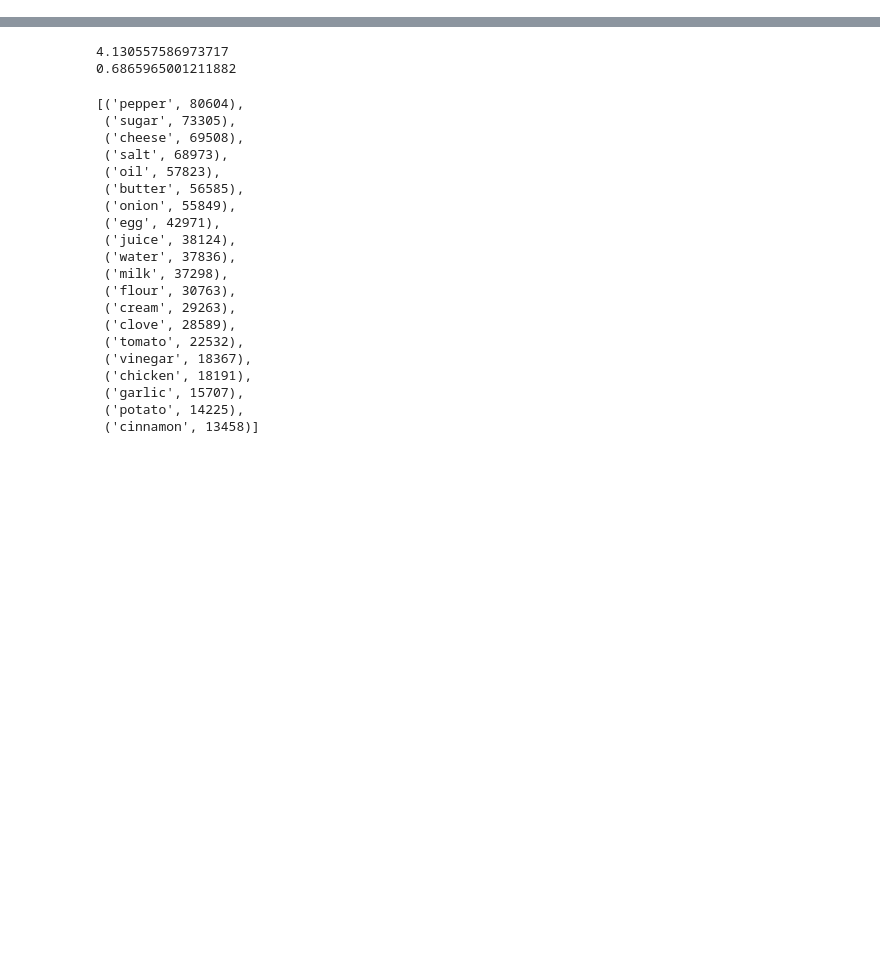
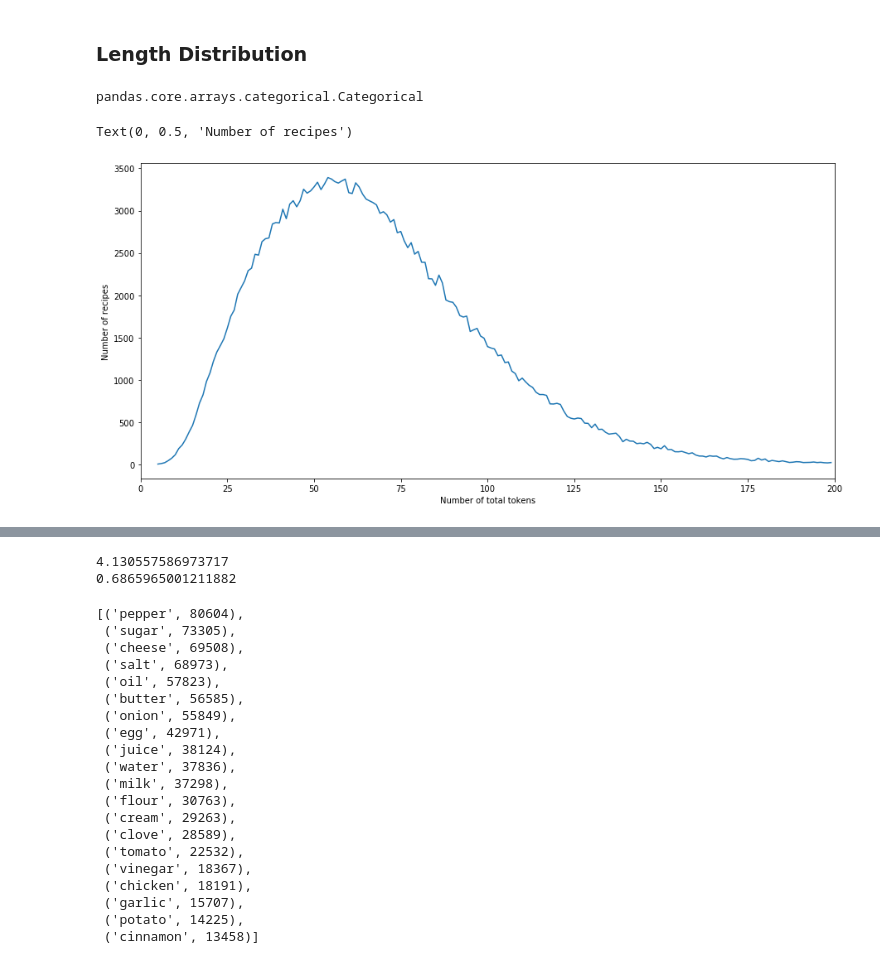
Before and after one commit to catherning/food_recipe_gen, a Jupyter notebook: recipe_1m_analysis/analysis.ipynb, the cells around one changed output, grey strips where cells are left out. Drawn from its saved outputs; the diff is of its cells as text; code cells hidden in the pictures; blank space fills up the shorter version.

```diff
--- a/recipe_1m_analysis/analysis.ipynb
+++ b/recipe_1m_analysis/analysis.ipynb
@@ -102,0 +105,8 @@ print(words_instr/len(recipes),total_words/len(recipes))
+# %% [markdown]
+### Length Distribution
+# %%
+recipes_pd["tot_tokens"]=[sum([len(step) for step in recp]) for recp in recipes_pd["tokenized"]]
+recipes_pd["step_tokens"]=[int(round(sum([len(step) for step in recp])/len(recp))) for recp in recipes_pd["tokenized"]]
+# %%
+# plot data
+toks_cuis = recipes_pd[["tot_tokens","index"]].groupby(["tot_tokens"]).count().unstack()
@@ -102,0 +115,13 @@ print(words_instr/len(recipes),total_words/len(recipes))
+# %%
+type(pd.cut(steps_toks_cuis.index.levels[1],10))
+# %% [output]
+pandas.core.arrays.categorical.Categorical
+# %%
+%matplotlib inline
+fig, ax = plt.subplots(figsize=(15,7))
+toks_cuis["index"].loc[toks_cuis.index.levels[1]<200].plot(xticks=[i for i in range(0,220,25)], ax=ax)
+ax.set_xlabel("Number of total tokens")
+ax.set_ylabel("Number of recipes")
+# %% [output]
+Text(0, 0.5, 'Number of recipes')
+[figure, added]
```
Also changed, not shown: parts of 10 cells of this notebook, 1 other file.
